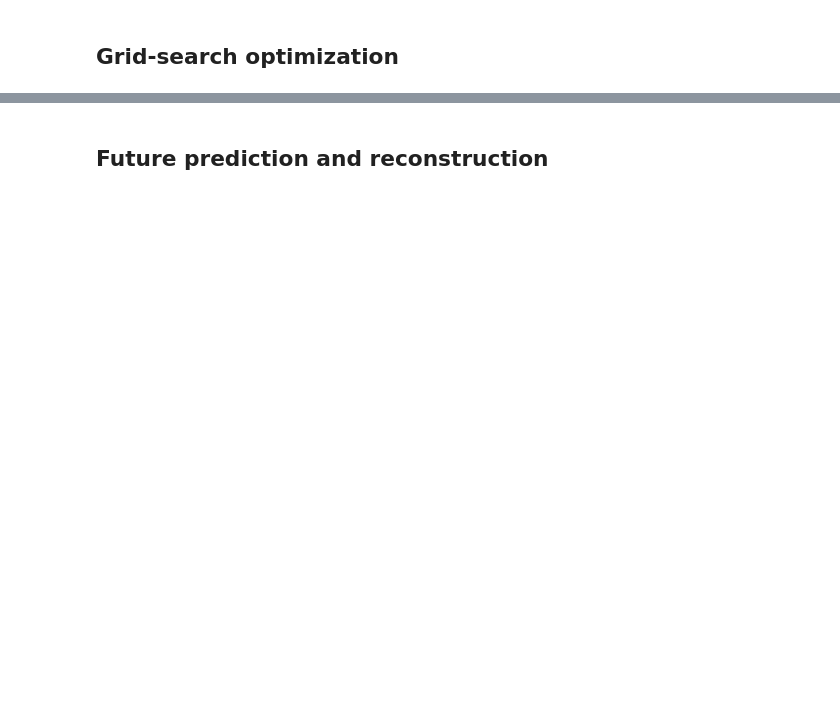
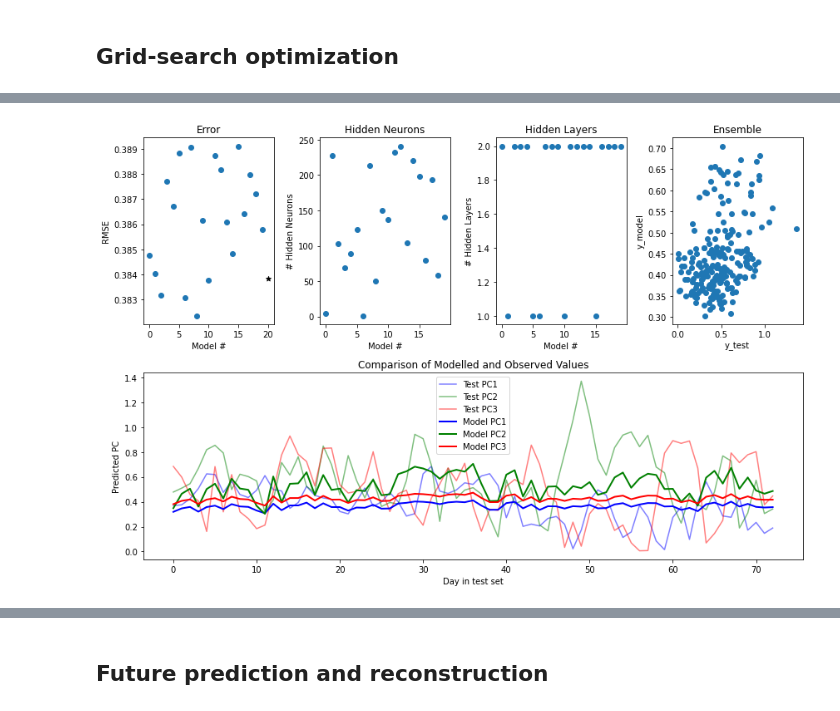
Before and after one commit to rbeutel/eosc510, a Jupyter notebook: proj-slp.ipynb, the cells around one changed output, grey strips where cells are left out. Drawn from its saved outputs; the diff is of its cells as text; code cells hidden in the pictures; blank space fills up the shorter version.

```diff
--- a/proj-slp.ipynb
+++ b/proj-slp.ipynb
@@ -295,20 +353,18 @@ y_test = y[Ntrain:]
 ##### Play around with these parameters
 num_models = 20 #number of models to build for the ensemble
 min_nhn = 1 #minimum number of hidden neurons to loop through (nhn = 'number hidden neurons')
-max_nhn = 30 #maximum number of hidden neurons to loop through, times steps for training equals 30 at this moment
+max_nhn = 243 #maximum number of hidden neurons to loop through
 max_hidden_layers = 2 #maximum number of hidden layers to loop through (nhl = 'number hidden layers')
-batch_size = 20
+batch_size = 32
 solver = 'sgd' #use stochastic gradient descent as an optimization method (weight updating algorithm)
 activation = 'relu'
-learning_rate_init = 0.001
+learning_rate_init = 0.01
 max_iter = 2000 #max number of epochs to run for any model
 early_stopping = True #True = stop early if validation error begins to rise
-validation_fraction = 0.25 #fraction of training data to use as validation
+validation_fraction = 0.2 #fraction of training data to use as validation
 #####
 
 y_out_all_nhn = []
-# q5y_all = []
-# q5y_ensemble = []
 bestmodels = []
 y_out_ensemble = []
 RMSE_ensemble = [] #RMSE for each model in the ensemble
@@ -386,3 +447,49 @@ plt.savefig('RMSE.png')
+# %%
+#visualize
+
+plt.figure(figsize=(12,8))
+
+plt.subplot(241)
+plt.scatter(len(RMSE_ensemble),RMSE_ensemble_mean,c='k',marker='*')
+plt.scatter(range(len(RMSE_ensemble)),RMSE_ensemble)
+plt.xlabel('Model #')
+plt.ylabel('RMSE')
+plt.title('Error')
+
+plt.subplot(242)
+plt.scatter(range(len(nhn_best)),nhn_best)
+plt.xlabel('Model #')
+plt.ylabel('# Hidden Neurons')
+plt.title('Hidden Neurons')
+
+plt.subplot(243)
+plt.scatter(range(len(nhl_best)),nhl_best)
+plt.xlabel('Model #')
+plt.ylabel('# Hidden Layers')
+plt.title('Hidden Layers')
+
+plt.subplot(244)
+plt.scatter(y_test,y_out_ensemble_mean)
+#plt.plot((np.min(y_test),np.max(y_test)),'k--')
+plt.xlabel('y_test')
+plt.ylabel('y_model')
+plt.title('Ensemble')
+
+plt.subplot(212)
+plt.plot(y_test[:,0],alpha=0.5, label='Test PC1', c='b')
+plt.plot(y_test[:,1],alpha=0.5, label='Test PC2', c='g')
+plt.plot(y_test[:,2],alpha=0.5, label='Test PC3', c='r')
+plt.plot(y_out_ensemble_mean[:,0], label='Model PC1', c='b', lw=2)
+plt.plot(y_out_ensemble_mean[:,1], label='Model PC2', c='g', lw=2)
+plt.plot(y_out_ensemble_mean[:,2], label='Model PC3', c='r', lw=2)
+plt.legend()
+plt.xlabel('Day in test set')
+plt.ylabel('Predicted PC')
+plt.title('Comparison of Modelled and Observed Values')
+
+plt.tight_layout()
+# %% [output]
+[figure, added]
 # %%
 # therefore based on this grid-search optimization pick model with lowest RMSE for the reconstruction
 model = bestmodels[RMSE_ensemble.index(min(RMSE_ensemble))]
```
Also changed, not shown: parts of 26 cells of this notebook.
